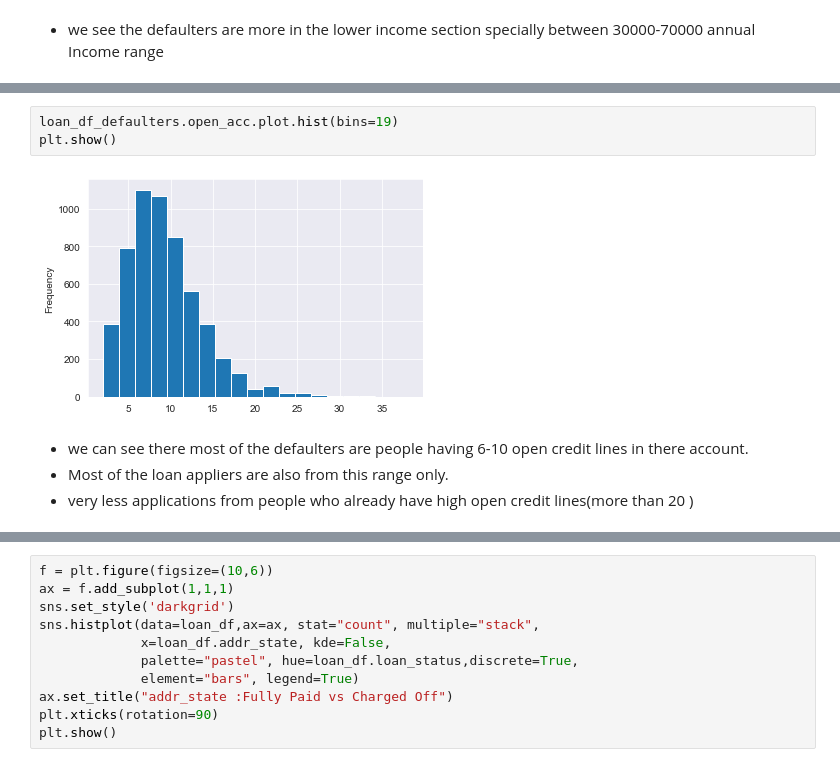
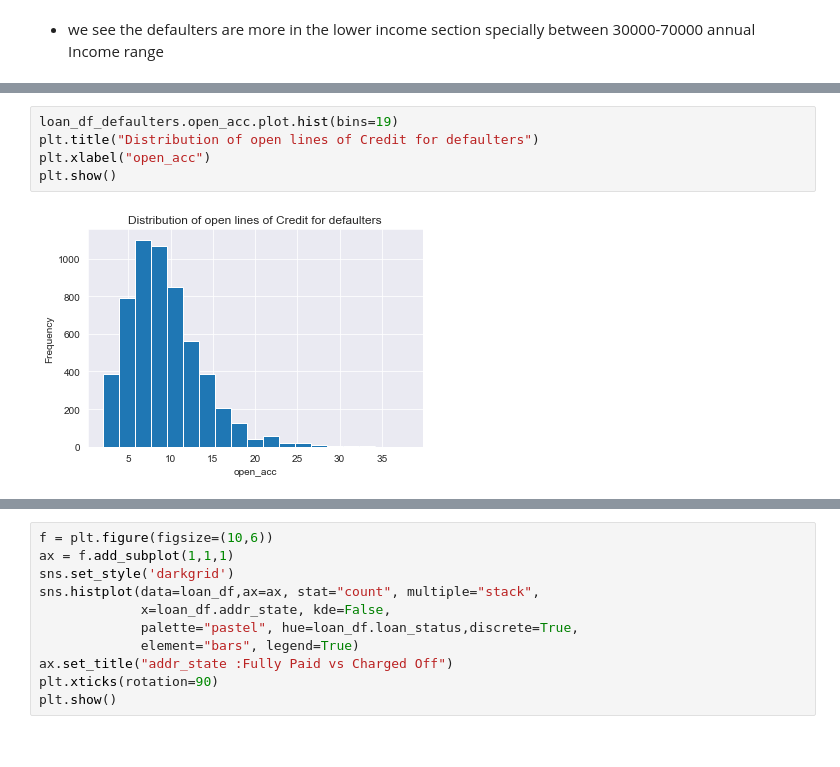
Before and after one commit to Silapada-Hansda/case_study_LG, a Jupyter notebook: Silapada_Hansda.ipynb, the cells around one changed output, grey strips where cells are left out. Drawn from its saved outputs; the diff is of its cells as text.

```diff
--- a/Silapada_Hansda.ipynb
+++ b/Silapada_Hansda.ipynb
@@ -720,9 +718,7 @@ plt.show()
 # %%
 loan_df_defaulters.open_acc.plot.hist(bins=19)
+plt.title("Distribution of open lines of Credit for defaulters")
+plt.xlabel("open_acc")
 plt.show()
 # %% [output]
-[figure, old version]
+[figure, new version]
-# %% [markdown]
-- we can see there most of the defaulters are people having 6-10 open credit lines in there account.
-- Most of the loan appliers are also from this range only.
-- very less applications from people who already have high open credit lines(more than 20 )
```
Also changed, not shown: parts of 167 cells of this notebook.
